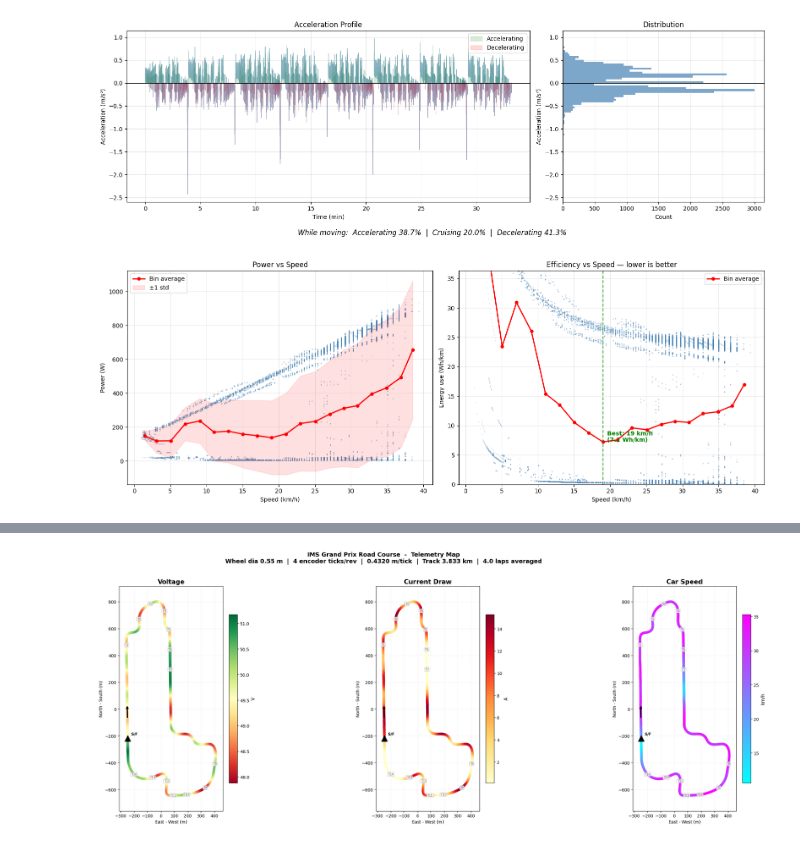
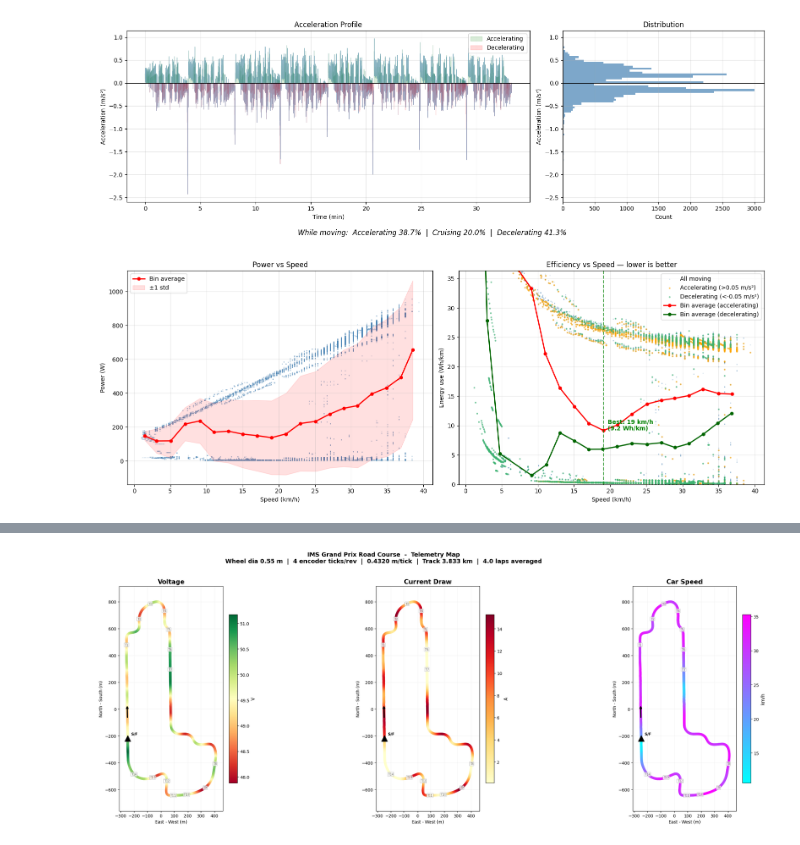
Before and after one commit to KalebACC/UOSM-CleanTelemProcess, a Jupyter notebook: Plotting.ipynb, the cells around one changed output, grey strips where cells are left out. Saved outputs shown, nothing was run; the diff lists cells and outputs as text; code cells hidden in the pictures.

```diff
--- a/Plotting.ipynb
+++ b/Plotting.ipynb
@@ -213,11 +213,18 @@ plt.show()
 # %%
 # ── Power vs Speed Scatter ──
 df['Power_W'] = df['Voltage_V'] * df['Current_A']
+
+# Acceleration in m/s² (from speed in m/s and dt in s)
+df['Accel_mps2'] = df['Speed_mps'].diff() / df['dt'].replace(0, np.nan)
 
 # Filter to moving samples only
 mask = df['Speed_kph'] > 1
 spd_mov = df.loc[mask, 'Speed_kph']
 pwr_mov = df.loc[mask, 'Power_W']
+acc_mov = df.loc[mask, 'Accel_mps2']
+ACCEL_THR = 0.05  # m/s² — same threshold used in the acceleration profile cell
+accelerating = acc_mov > ACCEL_THR
+decelerating = acc_mov < -ACCEL_THR
 
 fig, axes = plt.subplots(1, 2, figsize=(16, 6))
 
@@ -244,45 +251,64 @@ ax.set_title('Power vs Speed')
 ax.legend()
 ax.grid(True, alpha=0.3)
 
 # Right — Wh/km vs speed (instantaneous efficiency)
-# Wh/km = Power_W / (Speed_m/s * 1000) * 1000  =  P / (v * 1000) * 1000  =  P / v
-# More precisely: Wh/km = (W) / (km/h) = W·h/km
-# Energy rate = P (W = J/s), distance rate = v (km/h = km/3600s)
-# Wh/km = P / (v/3.6) / 1000  ... let's just compute it carefully:
-# Wh/km = P(W) / v(m/s) / 1000   (since W/(m/s) = J/m, / 1000 = J/mm ... no)
-# Wh/km = P(W) / (v(km/h)) * 1  since P is J/s and v is km/3600s:
-#   energy per km = P / (v/3.6) J/m  = P*3.6/v J/m  * 1000 = P*3600/v J/km  / 3600 = P/v Wh/km
+# Wh/km = P(W) / v(km/h)  (since P is J/s, v is km/3600s -> energy per km = P/v Wh/km)
 whpkm = pwr_mov / spd_mov  # Wh/km
 ax2 = axes[1]
-ax2.scatter(spd_mov, whpkm, s=1, alpha=0.15, color='steelblue', rasterized=True)
+ax2.scatter(spd_mov, whpkm, s=1, alpha=0.15, color='steelblue',
+            rasterized=True, label='All moving')
+# Overlay accelerating samples in a contrasting colour
+ax2.scatter(spd_mov[accelerating], whpkm[accelerating],
+            s=4, alpha=0.5, color='orange', rasterized=True,
+            label=f'Accelerating (>{ACCEL_THR} m/s²)')
+# Overlay decelerating / coastdown samples
+ax2.scatter(spd_mov[decelerating], whpkm[decelerating],
+            s=4, alpha=0.5, color='mediumseagreen', rasterized=True,
+            label=f'Decelerating (<-{ACCEL_THR} m/s²)')
 
-# Bin averages
-bin_eff = pd.DataFrame({'spd': spd_mov, 'eff': whpkm, 'bin': bin_idx}) \
+# Bin averages — accelerating samples only
+_acc_mask = accelerating.values
+bin_eff = pd.DataFrame({'spd': spd_mov.values[_acc_mask],
+                        'eff': whpkm.values[_acc_mask],
+                        'bin': bin_idx[_acc_mask]}) \
             .groupby('bin').agg(spd_mean=('spd', 'mean'), eff_mean=('eff', 'mean'),
                                 count=('eff', 'count'))
 bin_eff = bin_eff[bin_eff['count'] >= 10]
 ax2.plot(bin_eff['spd_mean'], bin_eff['eff_mean'],
-         'o-', color='red', linewidth=2, markersize=5, label='Bin average')
+         'o-', color='red', linewidth=2, markersize=5,
+         label='Bin average (accelerating)')
+
+# Bin averages — decelerating / coastdown samples only
+_dec_mask = decelerating.values
+bin_eff_dec = pd.DataFrame({'spd': spd_mov.values[_dec_mask],
+                            'eff': whpkm.values[_dec_mask],
+                            'bin': bin_idx[_dec_mask]}) \
+                .groupby('bin').agg(spd_mean=('spd', 'mean'), eff_mean=('eff', 'mean'),
+                                    count=('eff', 'count'))
+bin_eff_dec = bin_eff_dec[bin_eff_dec['count'] >= 10]
+ax2.plot(bin_eff_dec['spd_mean'], bin_eff_dec['eff_mean'],
+         'o-', color='darkgreen', linewidth=2, markersize=5,
+         label='Bin average (decelerating)')
 
 # Mark the optimal speed (minimum Wh/km)
 if len(bin_eff) > 0:
     best = bin_eff.loc[bin_eff['eff_mean'].idxmin()]
     ax2.axvline(best['spd_mean'], color='green', linestyle='--', alpha=0.7)
     ax2.annotate(f"  Best: {best['spd_mean']:.0f} km/h\n  ({best['eff_mean']:.1f} Wh/km)",
                  xy=(best['spd_mean'], best['eff_mean']),
                  fontsize=10, fontweight='bold', color='green')
 
 ax2.set_xlabel('Speed (km/h)')
 ax2.set_ylabel('Energy use (Wh/km)')
 ax2.set_title('Efficiency vs Speed — lower is better')
 ax2.set_ylim(0, np.percentile(whpkm, 95) * 1.3)
 ax2.legend()
 ax2.grid(True, alpha=0.3)
 
 plt.tight_layout()
 plt.show()
 # %% [output]
-[figure, old version]
+[figure, new version]
 # %%
 # ── Speed Variance per Lap ──
 # Trim to the 2nd drop-to-zero: 1st zero is the initial standstill ending,
```
Also changed, not shown: parts of 4 cells of this notebook.
